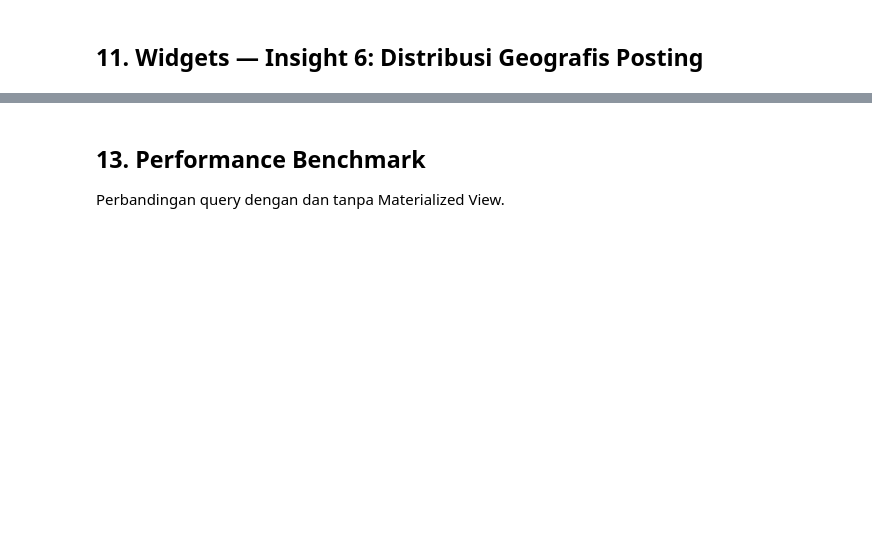
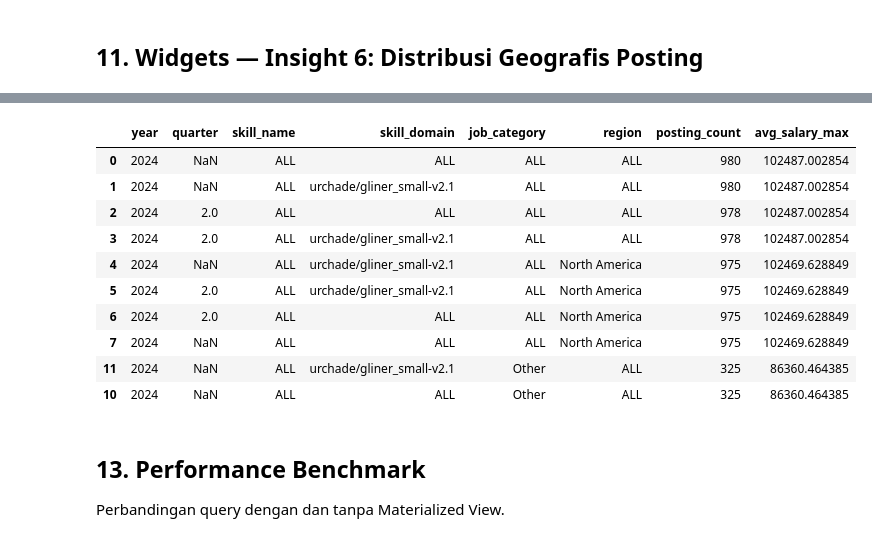
Before and after one commit to dapp-eng/talent-trackk, a Jupyter notebook: atoti_app/datamart.ipynb, the cells around one changed output, grey strips where cells are left out. Saved outputs shown, nothing was run; the diff lists cells and outputs as text; code cells hidden in the pictures; blank space fills up the shorter version.

```diff
--- a/atoti_app/datamart.ipynb
+++ b/atoti_app/datamart.ipynb
@@ -315,30 +1513,78 @@ Demonstrasi query CUBE langsung ke PostgreSQL untuk laporan.
 # %%
-cube_query = pd.read_sql("""
+cube_query = pd.read_sql(
+    """
     SELECT
+        dt.year,
+        dt.quarter,
+
+        ds.skill_name,
+        ds.skill_domain,
+
+        dp.job_category,
+
+        dl.region,
+
+        COUNT(DISTINCT f.job_id) AS posting_count,
+
+        AVG(f.salary_max) AS avg_salary_max
+
+    FROM fact_job_posting f
+
+    JOIN bridge_job_skill b
+        ON f.job_id = b.job_id
+
+    JOIN dim_skill ds
+        ON b.skill_id = ds.skill_id
+
+    JOIN dim_time dt
+        ON f.time_id = dt.time_id
+
+    JOIN dim_position dp
+        ON f.position_id = dp.position_id
+
+    JOIN dim_location dl
+        ON f.location_id = dl.location_id
+
+    GROUP BY CUBE(
         dt.year,
         dt.quarter,
         ds.skill_name,
         ds.skill_domain,
         dp.job_category,
-        dl.global_region,
-        COUNT(DISTINCT f.job_id) AS posting_count,
-        AVG(f.salary_max)        AS avg_salary_max
-    FROM fact_job_posting f
-    JOIN bridge_job_skill b  ON f.job_id     = b.job_id
-    JOIN dim_skill ds         ON b.skill_id   = ds.skill_id
-    JOIN dim_time dt          ON f.time_id    = dt.time_id
-    JOIN dim_position dp      ON f.position_id = dp.position_id
-    JOIN dim_location dl      ON f.location_id = dl.location_id
-    GROUP BY CUBE(
-        dt.year, dt.quarter,
-        ds.skill_name, ds.skill_domain,
-        dp.job_category,
-        dl.global_region
+        dl.region
     )
+
     HAVING COUNT(DISTINCT f.job_id) > 0
-    ORDER BY dt.year NULLS LAST, posting_count DESC
-    LIMIT 1000;
-""", engine)
 
-print(f"CUBE query result: {len(cube_query):,} rows (including subtotals/grand totals)")
+    ORDER BY
+        dt.year NULLS LAST,
+        posting_count DESC
+
+    LIMIT 1000
+    """,
+    engine
+)
+
+# CLEAN RESULT
+cube_query["skill_name"] = cube_query["skill_name"].fillna("ALL")
+cube_query["skill_domain"] = cube_query["skill_domain"].fillna("ALL")
+cube_query["job_category"] = cube_query["job_category"].fillna("ALL")
+cube_query["region"] = cube_query["region"].fillna("ALL")
+
+cube_query["avg_salary_max"] = (
+    pd.to_numeric(
+        cube_query["avg_salary_max"],
+        errors="coerce"
+    )
+    .fillna(0)
+)
+
+cube_query = cube_query.sort_values(
+    by="posting_count",
+    ascending=False
+)
+
+print(f"CUBE query: {len(cube_query):,} rows")
+
 cube_query.head(10)
+# %% [output]
@@ -345,3 +1592,14 @@ cube_query.head(10)
+|  | year | quarter | skill_name | skill_domain | job_category | region | posting_count | avg_salary_max |
+| 0 | 2024 | NaN | ALL | ALL | ALL | ALL | 980 | 102487.002854 |
+| 1 | 2024 | NaN | ALL | urchade/gliner_small-v2.1 | ALL | ALL | 980 | 102487.002854 |
+| 2 | 2024 | 2.0 | ALL | ALL | ALL | ALL | 978 | 102487.002854 |
+| 3 | 2024 | 2.0 | ALL | urchade/gliner_small-v2.1 | ALL | ALL | 978 | 102487.002854 |
+| 4 | 2024 | NaN | ALL | urchade/gliner_small-v2.1 | ALL | North America | 975 | 102469.628849 |
+| 5 | 2024 | 2.0 | ALL | urchade/gliner_small-v2.1 | ALL | North America | 975 | 102469.628849 |
+| 6 | 2024 | 2.0 | ALL | ALL | ALL | North America | 975 | 102469.628849 |
+| 7 | 2024 | NaN | ALL | ALL | ALL | North America | 975 | 102469.628849 |
+| 11 | 2024 | NaN | ALL | urchade/gliner_small-v2.1 | Other | ALL | 325 | 86360.464385 |
+| 10 | 2024 | NaN | ALL | ALL | Other | ALL | 325 | 86360.464385 |
 # %% [markdown]
 ## 13. Performance Benchmark
 Perbandingan query dengan dan tanpa Materialized View.
```
Also changed, not shown: parts of 33 cells of this notebook, 1 other file.
